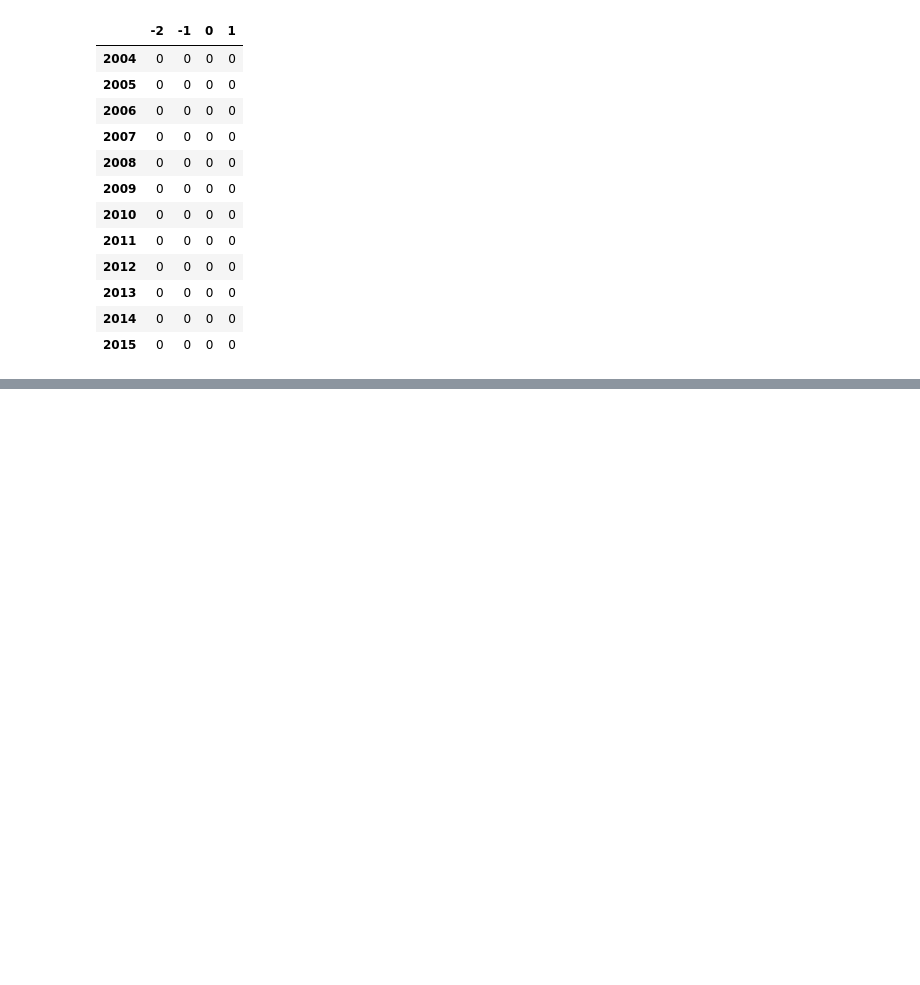
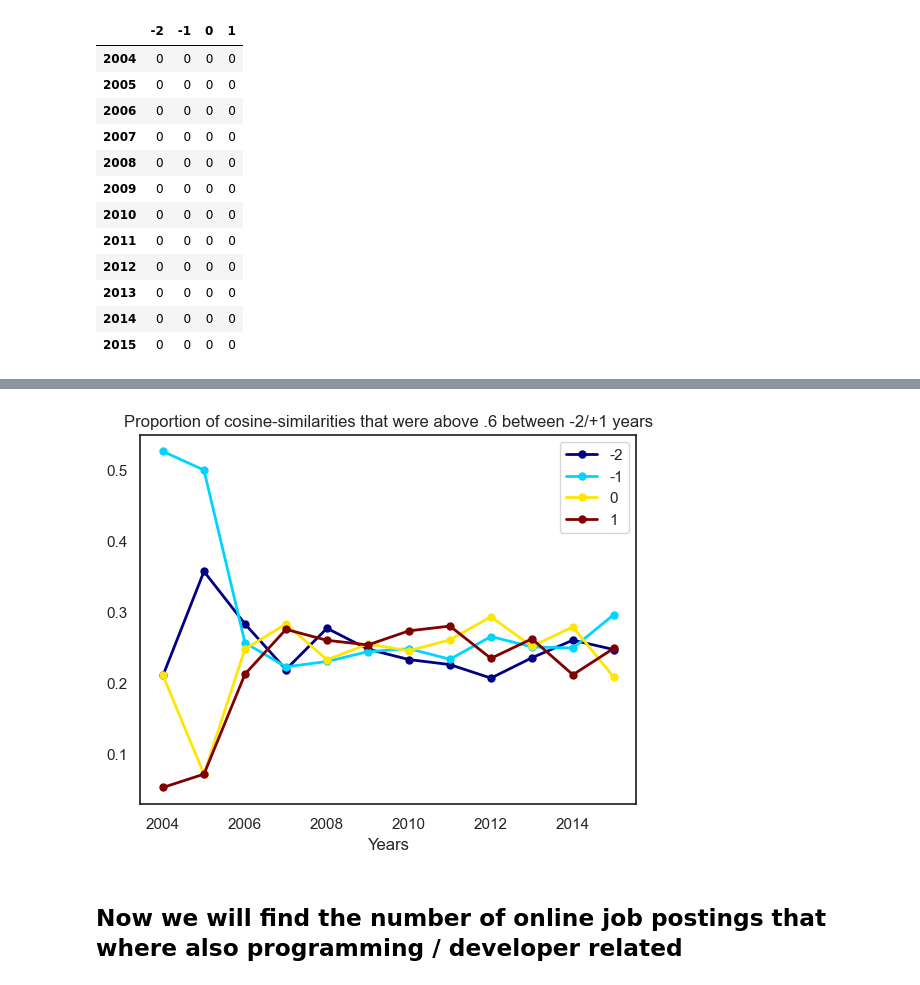
Before and after one commit to emoral435/JupyterPatents, a Jupyter notebook: JobEmbeddings/Job Word Embeddings.ipynb, the cells around one changed output, grey strips where cells are left out. Saved outputs shown, nothing was run; the diff lists cells and outputs as text; code cells hidden in the pictures; blank space fills up the shorter version.

```diff
--- a/JobEmbeddings/Job Word Embeddings.ipynb
+++ b/JobEmbeddings/Job Word Embeddings.ipynb
@@ -191,0 +174,3 @@ for year in range(2004, 2016): # clustering each year
+# %%
+res = patent_job_simalarity.div(patent_job_simalarity.sum(axis=1), axis=0)
+print(res)
@@ -191,0 +192,6 @@ for year in range(2004, 2016): # clustering each year
+# %%
+ax = res.plot(lw=2, colormap='jet', marker='.', markersize=10, title='Proportion of cosine-similarities that were above .6 between -2/+1 years')
+# %% [output]
+[figure, added]
+# %% [markdown]
+## Now we will find the number of online job postings that where also programming / developer related
```
Also changed, not shown: parts of 13 cells of this notebook.
